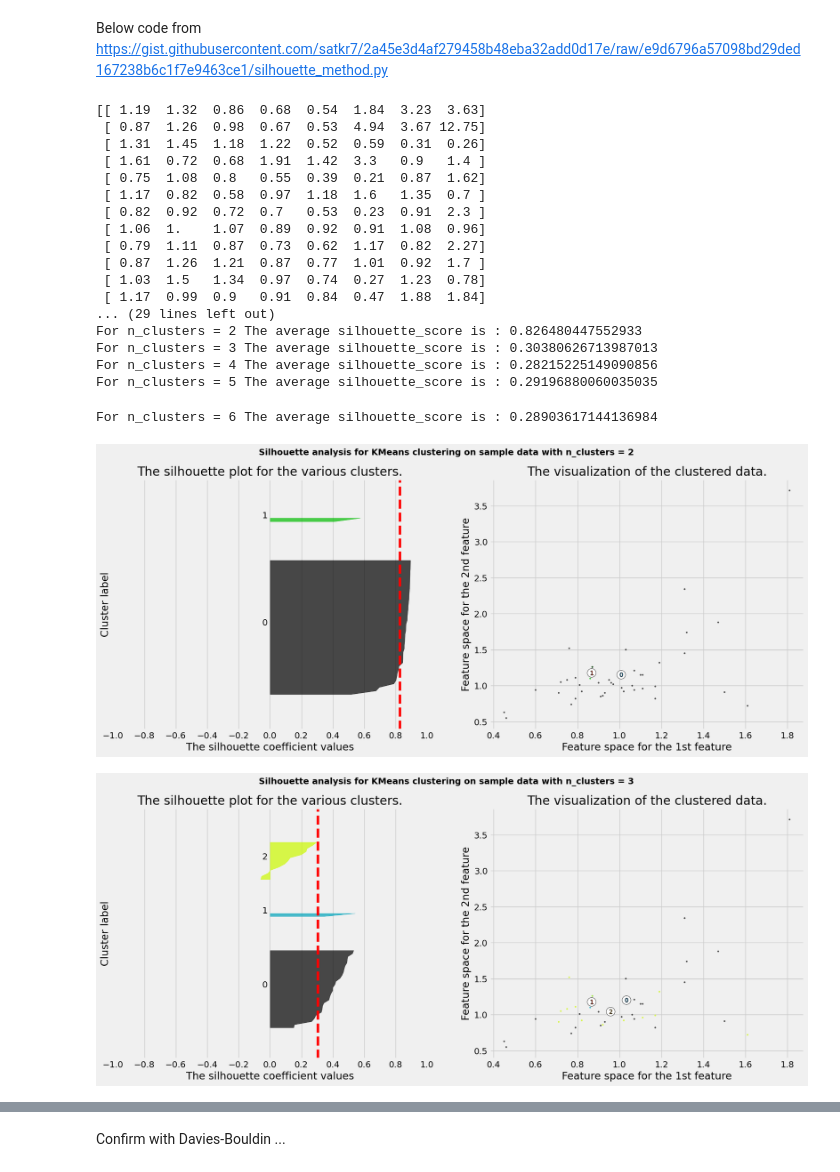
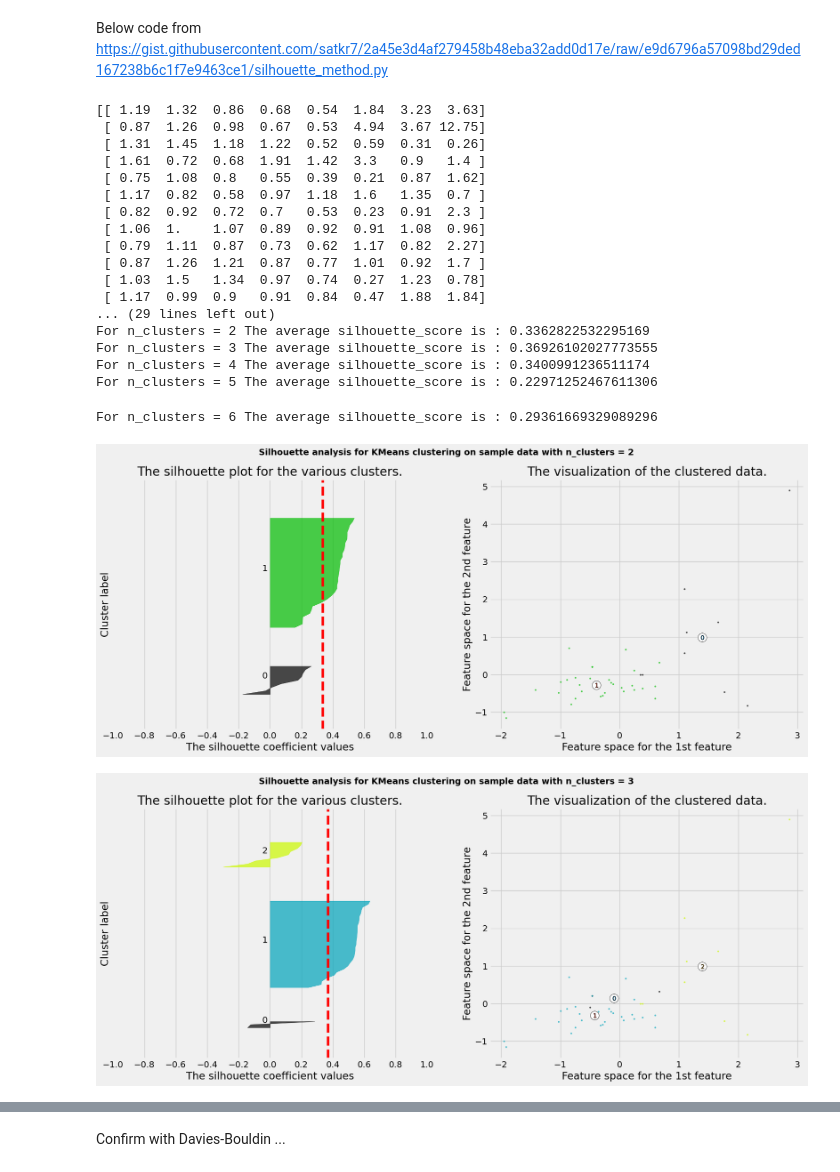
Before and after one commit to jp-cranfield/bioSOM, a Jupyter notebook: InitialDataAnalysis.ipynb, the cells around one changed output, grey strips where cells are left out. Drawn from its saved outputs; the diff is of its cells as text; code cells hidden in the pictures.

```diff
--- a/InitialDataAnalysis.ipynb
+++ b/InitialDataAnalysis.ipynb
@@ -120,7 +120,7 @@ for k in cluster_list:
     clusterer = KMeans(n_clusters=k, random_state=0)
     preds = clusterer.fit_predict(arr_data_pd_scaled)
     #centers = clusterer.cluster_centers_
-    score = silhouette_score(arr_data_pd_scaled, preds)
+    score = silhouette_score(arr_data_pd_scaled, preds, metric='euclidean')
     sil_score.append(score)
 
 plt.plot(cluster_list, sil_score, "bo-")
@@ -181,7 +181,10 @@ import matplotlib.style as style
 range_n_clusters = [2, 3, 4, 5, 6]
 silhouette_avg_n_clusters = []
 
+scaler = StandardScaler()
 sil_data = arr_data_pd.to_numpy()
+sil_data_scaled = scaler.fit_transform(sil_data)
+
 
 print(sil_data)
 
@@ -200,19 +203,19 @@ for n_clusters in range_n_clusters:
 
     # Initialize the clusterer with n_clusters value and a random generator
     # seed of 10 for reproducibility.
-    clusterer = KMeans(n_clusters=n_clusters, random_state=42)
-    cluster_labels = clusterer.fit_predict(sil_data)
+    clusterer = KMeans(n_clusters=n_clusters, random_state=0)
+    cluster_labels = clusterer.fit_predict(sil_data_scaled)
 
     # The silhouette_score gives the average value for all the samples.
     # This gives a perspective into the density and separation of the formed
     # clusters
-    silhouette_avg = silhouette_score(sil_data, cluster_labels)
+    silhouette_avg = silhouette_score(sil_data_scaled, cluster_labels, metric='euclidean')
     print("For n_clusters =", n_clusters,
           "The average silhouette_score is :", silhouette_avg)
 
     silhouette_avg_n_clusters.append(silhouette_avg)
     # Compute the silhouette scores for each sample
-    sample_silhouette_values = silhouette_samples(sil_data, cluster_labels)
+    sample_silhouette_values = silhouette_samples(sil_data_scaled, cluster_labels)
 
     y_lower = 10
     for i in range(n_clusters):
@@ -247,7 +250,7 @@ for n_clusters in range_n_clusters:
 
     # 2nd Plot showing the actual clusters formed
     colors = cm.nipy_spectral(cluster_labels.astype(float) / n_clusters)
-    ax2.scatter(sil_data[:, 0], sil_data[:, 1], marker='.', s=30, lw=0, alpha=0.7, c=colors, edgecolor='k')
+    ax2.scatter(sil_data_scaled[:, 0], sil_data_scaled[:, 1], marker='.', s=30, lw=0, alpha=0.7, c=colors, edgecolor='k')
 
     # Labeling the clusters
     centers = clusterer.cluster_centers_
@@ -259,37 +262,37 @@ for n_clusters in range_n_clusters:
 
     ax2.set_title("The visualization of the clustered data.")
     ax2.set_xlabel("Feature space for the 1st feature")
     ax2.set_ylabel("Feature space for the 2nd feature")
 
     plt.suptitle(("Silhouette analysis for KMeans clustering on sample data "
                   "with n_clusters = %d" % n_clusters), fontsize=14, fontweight='bold')
 
 plt.show()
 
 
 style.use("fivethirtyeight")
 plt.plot(range_n_clusters, silhouette_avg_n_clusters)
 plt.xlabel("Number of Clusters (k)")
 plt.ylabel("silhouette score")
 plt.show()
 # %% [output]
 [[ 1.19  1.32  0.86  0.68  0.54  1.84  3.23  3.63]
  [ 0.87  1.26  0.98  0.67  0.53  4.94  3.67 12.75]
  [ 1.31  1.45  1.18  1.22  0.52  0.59  0.31  0.26]
  [ 1.61  0.72  0.68  1.91  1.42  3.3   0.9   1.4 ]
  [ 0.75  1.08  0.8   0.55  0.39  0.21  0.87  1.62]
  [ 1.17  0.82  0.58  0.97  1.18  1.6   1.35  0.7 ]
  [ 0.82  0.92  0.72  0.7   0.53  0.23  0.91  2.3 ]
  [ 1.06  1.    1.07  0.89  0.92  0.91  1.08  0.96]
  [ 0.79  1.11  0.87  0.73  0.62  1.17  0.82  2.27]
  [ 0.87  1.26  1.21  0.87  0.77  1.01  0.92  1.7 ]
  [ 1.03  1.5   1.34  0.97  0.74  0.27  1.23  0.78]
  [ 1.17  0.99  0.9   0.91  0.84  0.47  1.88  1.84]
 ... (29 lines left out)
-For n_clusters = 2 The average silhouette_score is : 0.826480447552933
-For n_clusters = 3 The average silhouette_score is : 0.30380626713987013
-For n_clusters = 4 The average silhouette_score is : 0.28215225149090856
-For n_clusters = 5 The average silhouette_score is : 0.29196880060035035
+For n_clusters = 2 The average silhouette_score is : 0.3362822532295169
+For n_clusters = 3 The average silhouette_score is : 0.36926102027773555
+For n_clusters = 4 The average silhouette_score is : 0.3400991236511174
+For n_clusters = 5 The average silhouette_score is : 0.22971252467611306
-For n_clusters = 6 The average silhouette_score is : 0.28903617144136984
+For n_clusters = 6 The average silhouette_score is : 0.29361669329089296
-[figure, old version]
+[figure, new version]
-[figure, old version]
+[figure, new version]
```
Also changed, not shown: parts of 1 cell of this notebook.
